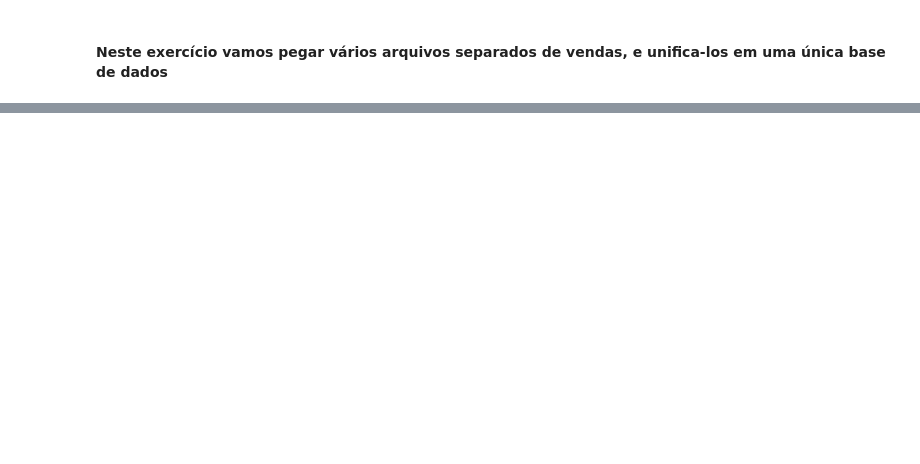
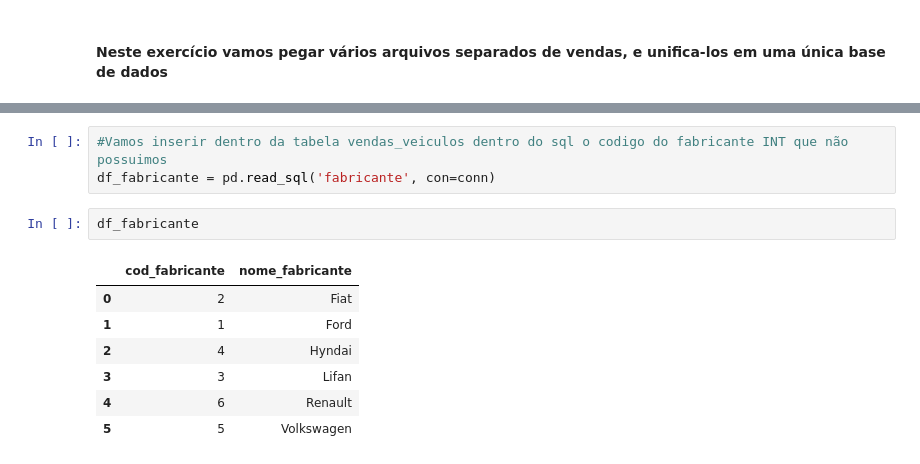
Before and after one commit to Alexandreet/IGTI, a Jupyter notebook: Modulo 2/Material_complementar/Vendas veiculos/Reprodução aulas 4.2 à 6.3.ipynb, the cells around one changed output, grey strips where cells are left out. Saved outputs shown, nothing was run; the diff lists cells and outputs as text; blank space fills up the shorter version.

```diff
--- a/Modulo 2/Material_complementar/Vendas veiculos/Reprodução aulas 4.2 à 6.3.ipynb
+++ b/Modulo 2/Material_complementar/Vendas veiculos/Reprodução aulas 4.2 à 6.3.ipynb
@@ -183,0 +179,13 @@ Não foi possível inserir o regristro Renault. O erro foi encontrado foi: (MySQ
+# %%
+#Vamos inserir dentro da tabela vendas_veiculos dentro do sql o codigo do fabricante INT que não possuimos
+df_fabricante = pd.read_sql('fabricante', con=conn)
+# %%
+df_fabricante
+# %% [output]
+|  | cod_fabricante | nome_fabricante |
+| 0 | 2 | Fiat |
+| 1 | 1 | Ford |
+| 2 | 4 | Hyndai |
+| 3 | 3 | Lifan |
+| 4 | 6 | Renault |
+| 5 | 5 | Volkswagen |
```
Also changed, not shown: parts of 43 cells of this notebook, 4 other files.
